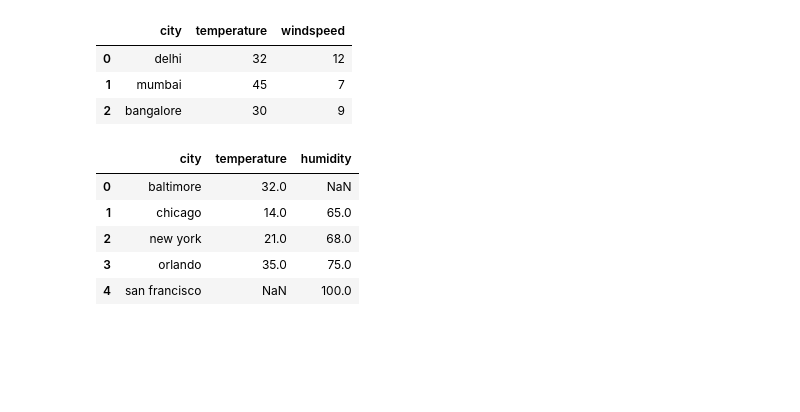
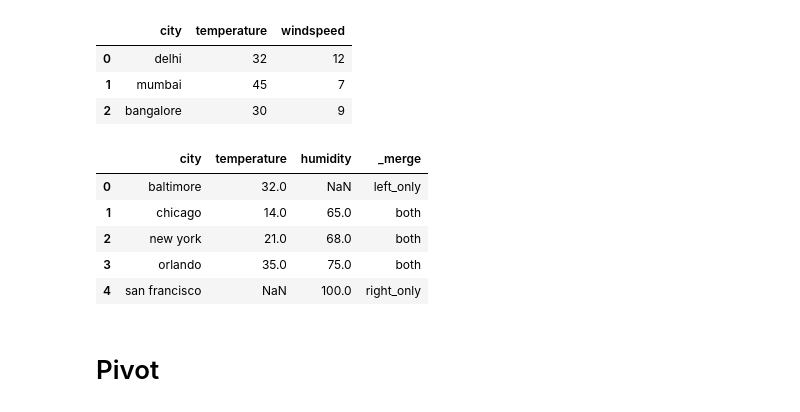
Before and after one commit to RahulTechTutorials/PythonLibraries, a Jupyter notebook: Pandas_Library.ipynb, the cells around one changed output. Drawn from its saved outputs; the diff is of its cells as text; code cells hidden in the pictures; blank space fills up the shorter version.

```diff
--- a/Pandas_Library.ipynb
+++ b/Pandas_Library.ipynb
@@ -826,11 +826,13 @@ df2 = pd.DataFrame({
     "humidity" : [65,68,75,100]
 })
 # %%
-pd.merge(df1,df2, on='city',how="outer")
+pd.merge(df1,df2, on='city',how="outer",indicator = True)
 # %% [output]
-|  | city | temperature | humidity |
-| 0 | baltimore | 32.0 | NaN |
-| 1 | chicago | 14.0 | 65.0 |
-| 2 | new york | 21.0 | 68.0 |
-| 3 | orlando | 35.0 | 75.0 |
-| 4 | san francisco | NaN | 100.0 |
+|  | city | temperature | humidity | _merge |
+| 0 | baltimore | 32.0 | NaN | left_only |
+| 1 | chicago | 14.0 | 65.0 | both |
+| 2 | new york | 21.0 | 68.0 | both |
+| 3 | orlando | 35.0 | 75.0 | both |
+| 4 | san francisco | NaN | 100.0 | right_only |
+# %% [markdown]
+# Pivot
```
Also changed, not shown: parts of 42 cells of this notebook.
